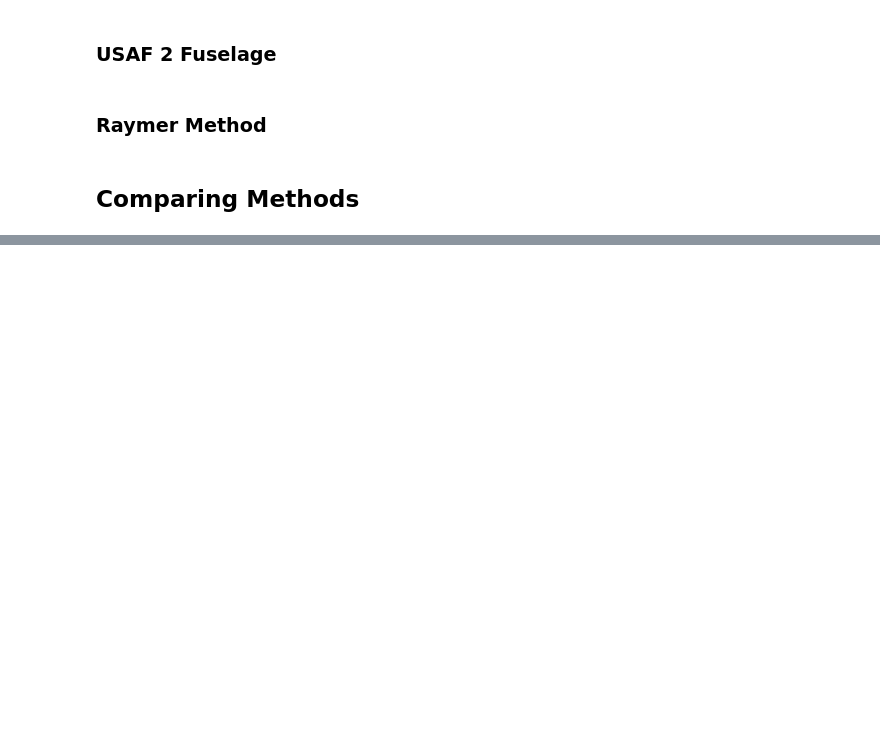
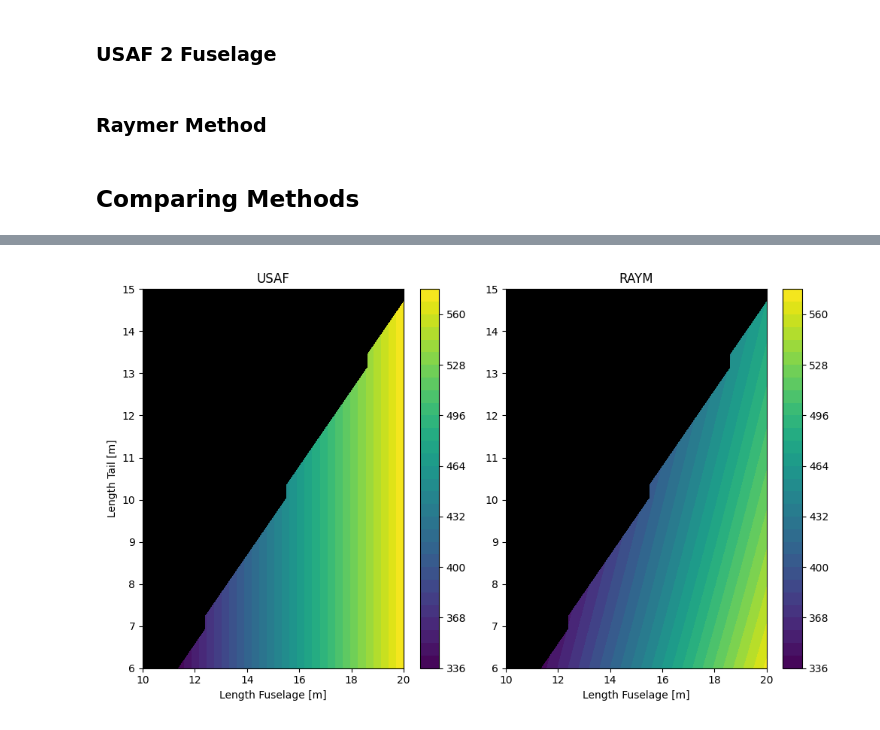
Before and after one commit to NeoStellarator/AetheriaPackage, a Jupyter notebook: development/c2we_workbench.ipynb, the cells around one changed output, grey strips where cells are left out. Drawn from its saved outputs; the diff is of its cells as text; code cells hidden in the pictures; blank space fills up the shorter version.

Commit message:
DEV: New & better comparison plots for fuselage C2WE

```diff
--- a/development/c2we_workbench.ipynb
+++ b/development/c2we_workbench.ipynb
@@ -448,6 +442,9 @@ fuselage.length_tail, fuselage.length_fuselage
+# %%
+# minimum difference between fuselage length and tail length
+l_rest_min = fuselage.length_fuselage - fuselage.length_tail
 # %%
-l_fuse_lst = np.linspace(10, 20, 26)
-l_tail_lst = np.linspace(6, 15, 26)
+l_fuse_lst = np.linspace(10, 20, 30)
+l_tail_lst = np.linspace(6, 15, 30)
 
 l_fuse_arr, l_tail_arr = np.meshgrid(l_fuse_lst, l_tail_lst)
 
@@ -482,19 +479,8 @@ for idx in np.ndindex(shp):
                                       const.v_cr,
                                       )
 
-# do some plotting beauties
 
-fig, (ax1, ax2) = plt.subplots(1, 2)
+invalid_cond = (l_fuse_arr-l_tail_arr)<l_rest_min
 
-cntr1 = ax1.contourf(l_fuse_arr, l_tail_arr, w_USAF_arr, cmap='coolwarm', levels=30)
-fig.colorbar(cntr1, ax=ax1)
-ax1.set_xlabel('Length Fuselage [m]')
-ax1.set_ylabel('Length Tail [m]')
-ax1.set_title('USAF')
-
-cntr2 = ax2.contourf(l_fuse_arr, l_tail_arr, w_RAYM_arr, levels=30)
-fig.colorbar(cntr2, ax=ax2)
-ax2.set_xlabel('Length Fuselage [m]')
-ax2.set_title('RAYM')
-
-fig.tight_layout()
+w_USAF_arr[invalid_cond] = np.nan
+w_RAYM_arr[invalid_cond] = np.nan
@@ -505,0 +487,19 @@ fig.tight_layout()
+# %%
+# USAF & RAYM side by side
+fig, (ax1, ax2) = plt.subplots(1, 2, figsize=(10,6))
+cntr1 = ax1.contourf(l_fuse_arr, l_tail_arr, w_USAF_arr,  levels=30)
+fig.colorbar(cntr1, ax=ax1)
+ax1.set_xlabel('Length Fuselage [m]')
+ax1.set_ylabel('Length Tail [m]')
+ax1.set_title('USAF')
+ax1.set_facecolor("black")
+
+cntr2 = ax2.contourf(l_fuse_arr, l_tail_arr, w_RAYM_arr, levels=30)
+fig.colorbar(cntr1, ax=ax2)
+ax2.set_xlabel('Length Fuselage [m]')
+ax2.set_title('RAYM')
+ax2.set_facecolor("black")
+
+fig.tight_layout()
+# %% [output]
+[figure, added]
```
Also changed, not shown: parts of 8 cells of this notebook.
